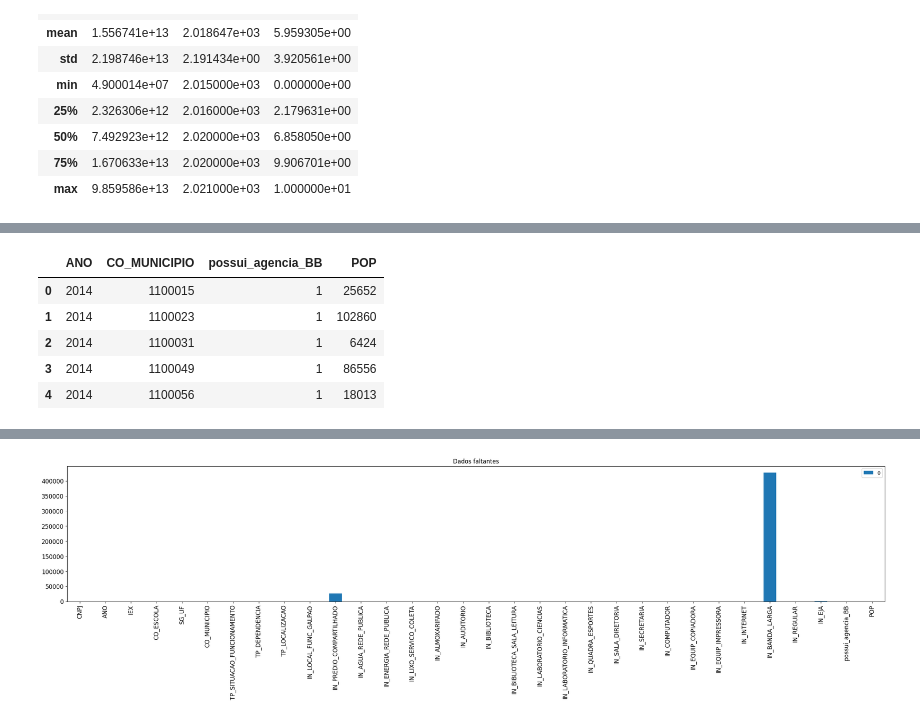
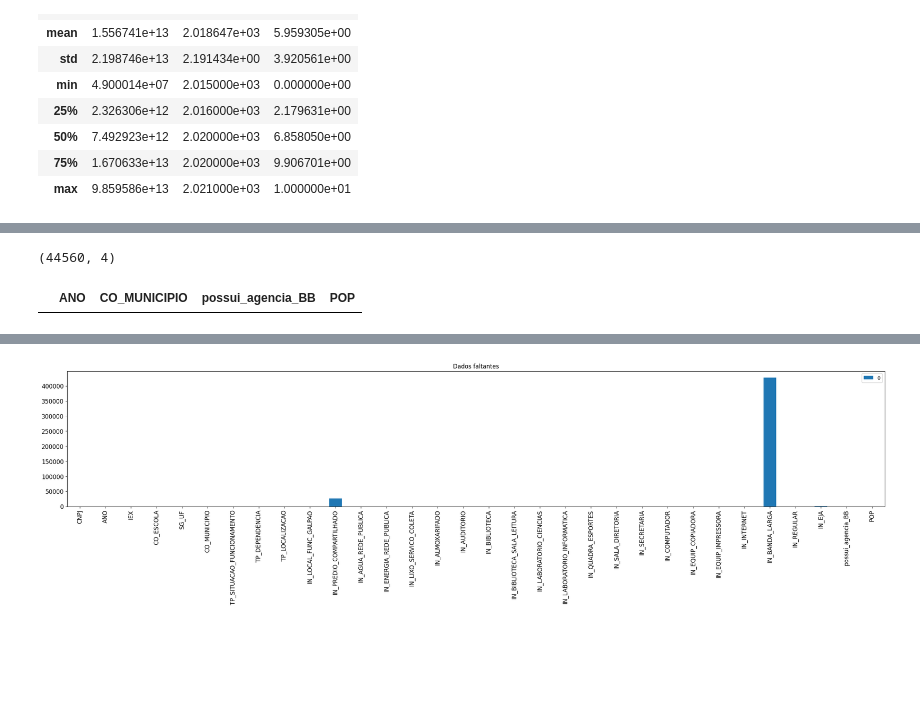
Before and after one commit to Fernandateireis/pol_edu, a Jupyter notebook: notebooks/pre-processing-merge.ipynb, the cells around one changed output, grey strips where cells are left out. Cells and saved outputs as stored; diff of their text form; code cells hidden in the pictures; blank space fills up the shorter version.

```diff
--- a/notebooks/pre-processing-merge.ipynb
+++ b/notebooks/pre-processing-merge.ipynb
@@ -199,17 +198,13 @@ dtype: int64
 # %%
 banco = pd.read_csv('/home/freitas/Downloads/internet2/data/ag_demo_2014_2020.csv',sep=';',encoding='latin1')
 banco2021 = pd.read_csv('/home/freitas/Downloads/internet2/data/ag_demo_2021.csv',sep=';',encoding='latin1')
 banco = pd.concat([banco,banco2021],ignore_index=True)
 banco.rename(columns={'ano':'ANO','CodMun':"CO_MUNICIPIO","POP.EST":"POP"},inplace=True)
 banco = banco[['ANO','CO_MUNICIPIO','possui_agencia_BB','POP']]
-banco.head()
+print(banco.shape)
 # %% [output]
+(44560, 4)
 |  | ANO | CO_MUNICIPIO | possui_agencia_BB | POP |
-| 0 | 2014 | 1100015 | 1 | 25652 |
-| 1 | 2014 | 1100023 | 1 | 102860 |
-| 2 | 2014 | 1100031 | 1 | 6424 |
-| 3 | 2014 | 1100049 | 1 | 86556 |
-| 4 | 2014 | 1100056 | 1 | 18013 |
 # %%
 merge_iex_censo_banco = pd.merge(merge_iex_censo, banco, on = ['ANO','CO_MUNICIPIO'], how='left')
 print(merge_iex_censo_banco.shape)
```
Also changed, not shown: parts of 8 cells of this notebook.
